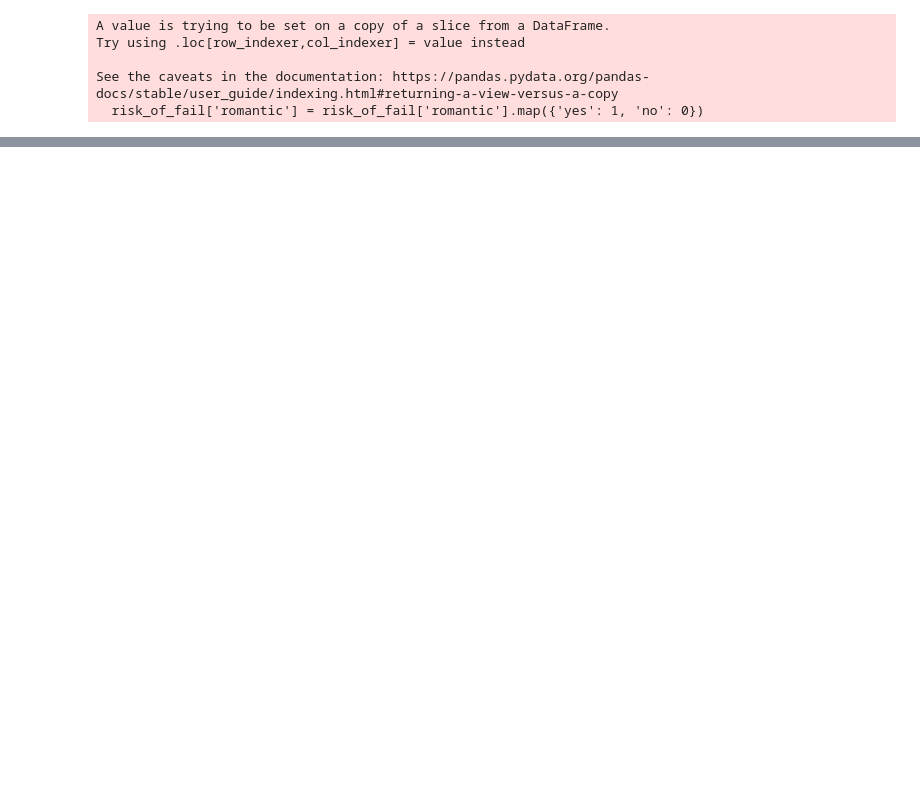
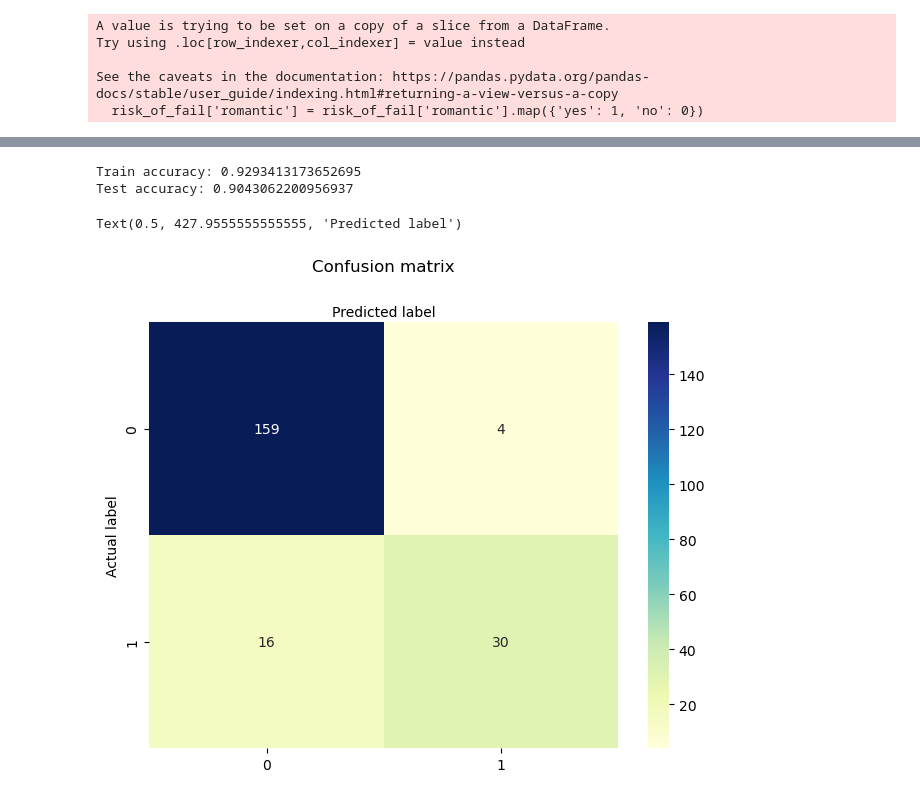
Before and after one commit to nganbee/student_alcohol_consumption_DS, a Jupyter notebook: notebooks/04_questioning.ipynb, the cells around one changed output, grey strips where cells are left out. Cells and saved outputs as stored; diff of their text form; code cells hidden in the pictures; blank space fills up the shorter version.

```diff
--- a/notebooks/04_questioning.ipynb
+++ b/notebooks/04_questioning.ipynb
@@ -64,0 +246,33 @@ Test accuracy: 0.9090909090909091
+# %%
+model_svc = SVC(
+    kernel='rbf',
+    random_state=42
+)
+model_svc.fit(X_train_scaled, y_train)
+# Train
+y_pred_train = model_svc.predict(X_train_scaled)
+print("Train accuracy:", accuracy_score(y_train, y_pred_train))
+
+# Test
+y_pred_test = model_svc.predict(X_test_scaled)
+print("Test accuracy:", accuracy_score(y_test, y_pred_test))
+# %% [output]
+Train accuracy: 0.9293413173652695
+Test accuracy: 0.9043062200956937
+# %%
+cnf_matrix = confusion_matrix(y_test, y_pred_test)
+class_names=[0,1]
+fig, ax = plt.subplots()
+tick_marks = np.arange(len(class_names))
+plt.xticks(tick_marks, class_names)
+plt.yticks(tick_marks, class_names)
+
+sns.heatmap(pd.DataFrame(cnf_matrix), annot=True, cmap="YlGnBu" ,fmt='g')
+ax.xaxis.set_label_position("top")
+plt.tight_layout()
+plt.title('Confusion matrix', y=1.1)
+plt.ylabel('Actual label')
+plt.xlabel('Predicted label')
+# %% [output]
+Text(0.5, 427.9555555555555, 'Predicted label')
+[figure, added]
```
Also changed, not shown: parts of 23 cells of this notebook.
